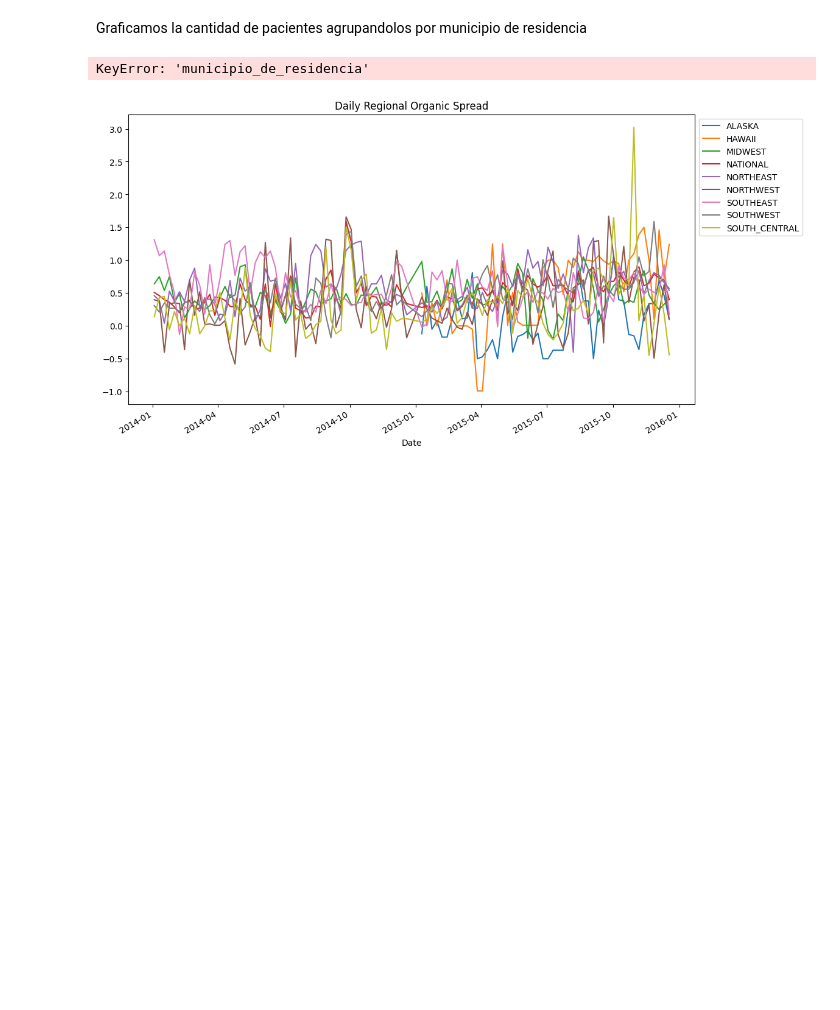
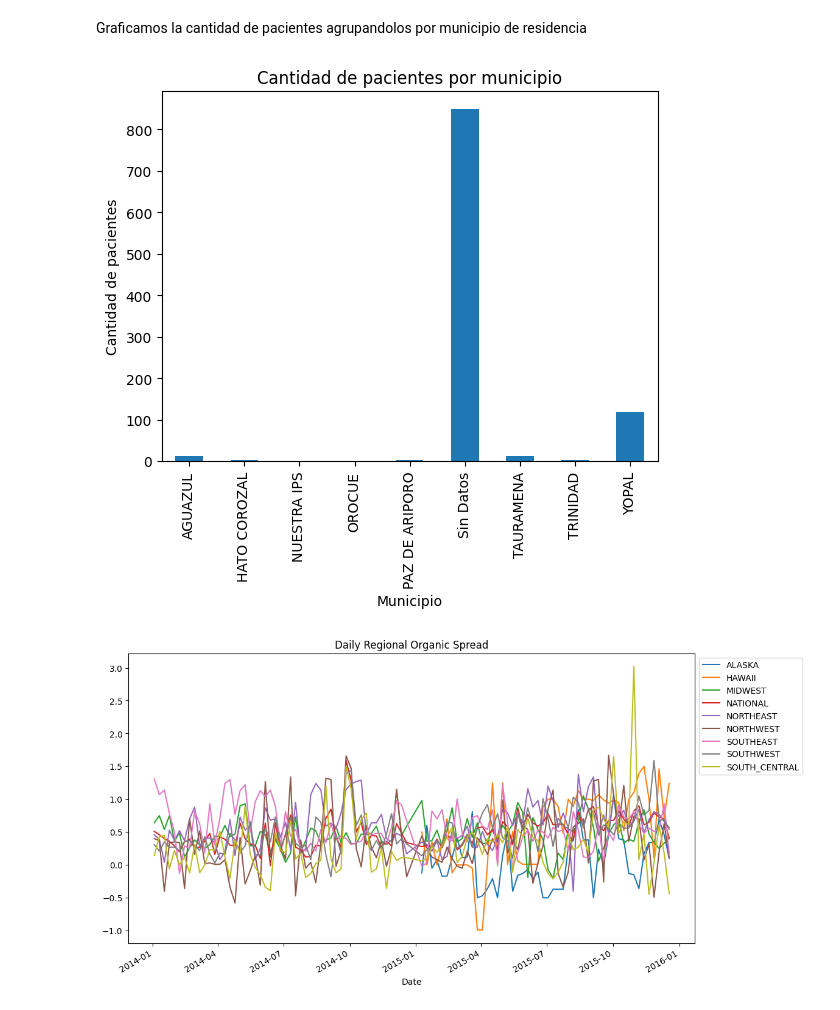
Before and after one commit to mfvalle/AlgorithmsUN2024I, a Jupyter notebook: LAB2/mvalle_Lab2.ipynb, the cells around one changed output. Cells and saved outputs as stored; diff of their text form; code cells hidden in the pictures; blank space fills up the shorter version.

```diff
--- a/LAB2/mvalle_Lab2.ipynb
+++ b/LAB2/mvalle_Lab2.ipynb
@@ -1770,14 +1773,14 @@ hass.groupby(['Date', 'Region'])['Weighted Avg Price'].mean().unstack().ffill().
 Graficamos la cantidad de pacientes agrupandolos por municipio de residencia
 # %%
 import matplotlib.pyplot as plt
-pacientes_por_municipio = resultados.groupby('municipio_de_residencia')['orden'].count()
+pacientes_por_municipio = resultados.groupby('municpio_de_residencia')['orden'].count()
 pacientes_por_municipio.plot(kind='bar')
 plt.title('Cantidad de pacientes por municipio')
 plt.xlabel('Municipio')
 plt.ylabel('Cantidad de pacientes')
 plt.show()
 # %% [output]
-KeyError: 'municipio_de_residencia'
+[figure, added]
 # %%
 def _organic_spread(group):
 
```
Also changed, not shown: parts of 1 cell of this notebook.
